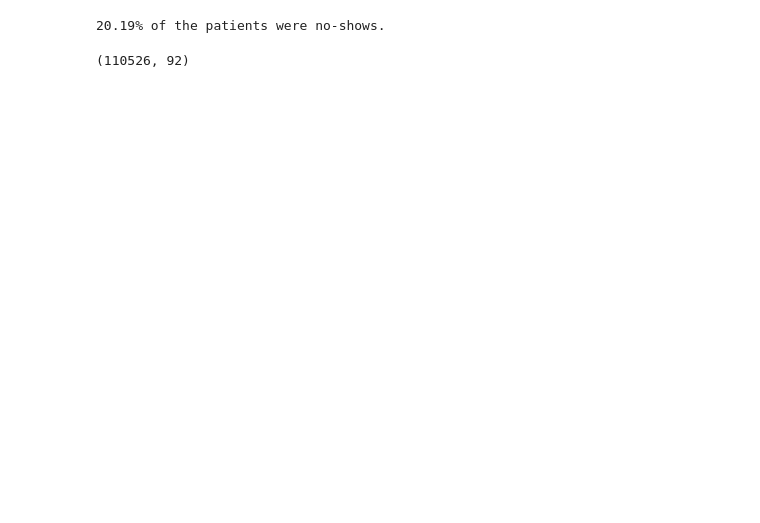
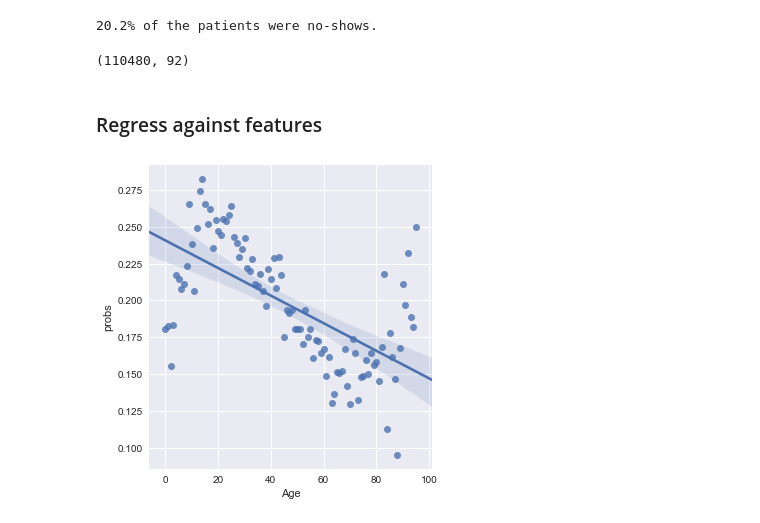
Before and after one commit to munozalexander/NoShow-Prediction, a Jupyter notebook: NoShows.ipynb, the cells around one changed output. Cells and saved outputs as stored; diff of their text form; code cells hidden in the pictures; blank space fills up the shorter version.

Commit message:
added single feature plots

```diff
--- a/NoShows.ipynb
+++ b/NoShows.ipynb
@@ -18,7 +18,7 @@ data['Appointment'] = data.AppointmentDay.apply(lambda x: x.date())
 data['DaysSchedToAppt'] = data.Appointment - data.Scheduled
 data.DaysSchedToAppt = data.DaysSchedToAppt.apply(lambda x: x.days)
 data = data.drop(['Scheduled', 'Appointment', 'ScheduledDay', 'AppointmentDay'], axis=1)
-data = data[data.Age>=0]
+data = data[(data.Age>=0) & (data.Age<=95)]
 #data.to_csv('cleaned_data.csv')
 print(data.shape)
 data.head()
@@ -34,10 +34,25 @@ data.head()
 # %%
 print ("{}% of the patients were no-shows.".format(round(100*sum(data.Noshow)/data.shape[0],2)))
 # %% [output]
-20.19% of the patients were no-shows.
+20.2% of the patients were no-shows.
 # %%
 # get neighborhood dummy variables
 data = pd.get_dummies(data, columns=['Neighbourhood'])
 print(data.shape)
 # %% [output]
-(110526, 92)
+(110480, 92)
+# %% [markdown]
+### Regress against features
+# %%
+def feature_probs(data, feature):
+    featurevals, probs = sorted(set(data[feature])), []
+    for featureval in featurevals:
+        df = data[data[feature] == featureval]
+        prob = df.Noshow.sum()/df.shape[0]
+        probs.append(prob)
+    return pd.DataFrame({feature:featurevals, 'probs':probs})
+# %%
+sns.lmplot(x='Age', y='probs', data=feature_probs(data, 'Age'))
+plt.show()
+# %% [output]
+[figure, added]
```
Also changed, not shown: parts of 6 cells of this notebook.
